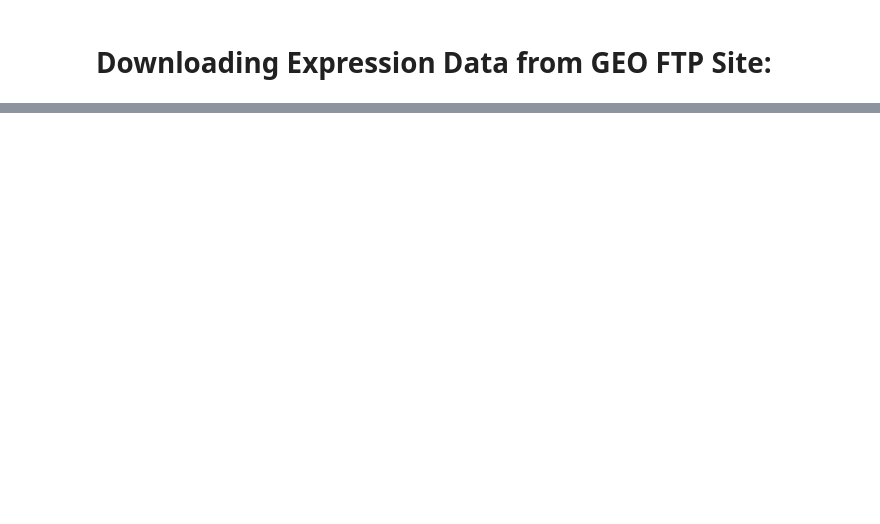
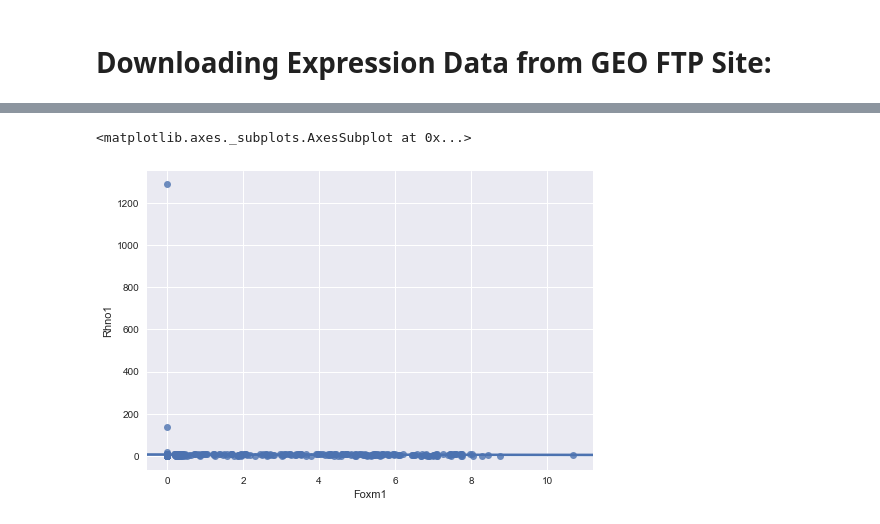
Before and after one commit to malbahrani/scRNAseq_project, a Jupyter notebook: geo_series_expression_dataset.ipynb, the cells around one changed output, grey strips where cells are left out. Cells and saved outputs as stored; diff of their text form; code cells hidden in the pictures; blank space fills up the shorter version.

```diff
--- a/geo_series_expression_dataset.ipynb
+++ b/geo_series_expression_dataset.ipynb
@@ -40,0 +85,11 @@ df.loc[df['UID'].isin(['Foxm1','Rhno1'])]
+# %%
+df_bulk = set_variables(mainpulate(df_bulk))
+df_cmp = set_variables(mainpulate(df_cmp))
+df_gg1 = set_variables(mainpulate(df_gg1))
+df_gfi1_null = set_variables(mainpulate(df_gfi1_null))
+df_gmp = set_variables(mainpulate(df_gmp))
+df_ig2 = set_variables(mainpulate(df_ig2))
+df_irf8_null = set_variables(mainpulate(df_irf8_null))
+df_lk = set_variables(mainpulate(df_lk))
+df_lsk = set_variables(mainpulate(df_lsk))
+df_gfi1_irf8_nulls = set_variables(mainpulate(df_gfi1_irf8_nulls))
@@ -40,0 +98,16 @@ df.loc[df['UID'].isin(['Foxm1','Rhno1'])]
+# %%
+df_bulk = df_bulk.T
+df_cmp = df_cmp.T
+df_gg1 = df_gg1.T
+df_gfi1_null = df_gfi1_null.T
+df_gmp = df_gmp.T
+df_ig2 = df_ig2.T
+df_irf8_null = df_irf8_null.T
+df_lk = df_lk.T
+df_lsk = df_lsk.T
+df_gfi1_irf8_nulls = df_gfi1_irf8_nulls.T
+# %%
+df_all = df_bulk.join(df_cmp).join(df_gg1).join(df_gfi1_null).join(df_gmp).join(df_ig2).join(df_irf8_null).join(df_lk).join(df_lsk).join(df_gfi1_irf8_nulls)
+# %%
+df_all = df_all.T
+df_all
@@ -40,0 +120,5 @@ df.loc[df['UID'].isin(['Foxm1','Rhno1'])]
+# %%
+sns.regplot(x=df_all['Foxm1'], y=df_all['Rhno1'])
+# %% [output]
+<matplotlib.axes._subplots.AxesSubplot at 0x...>
+[figure, added]
```
Also changed, not shown: parts of 26 cells of this notebook.
